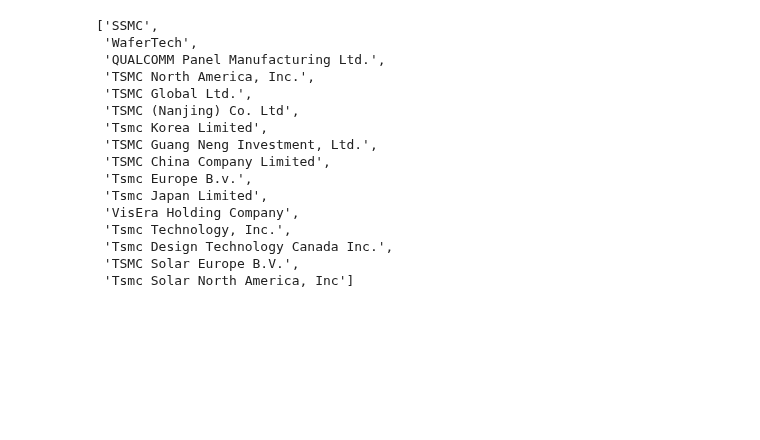
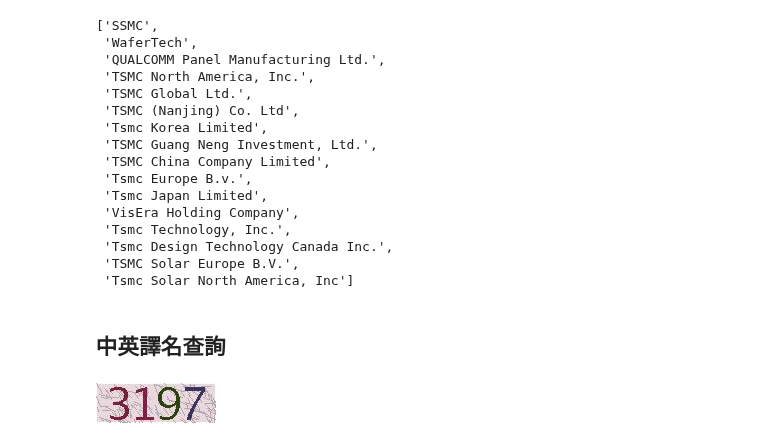
Before and after one commit to ywchiu/ctbc, a Jupyter notebook: Demo20181214.ipynb, the cells around one changed output. Drawn from its saved outputs; the diff is of its cells as text; code cells hidden in the pictures; blank space fills up the shorter version.

Commit message:
add captcha

```diff
--- a/Demo20181214.ipynb
+++ b/Demo20181214.ipynb
@@ -236,3 +236,5 @@ getSubCompany('台積電')
  'Tsmc Design Technology Canada Inc.',
  'TSMC Solar Europe B.V.',
  'Tsmc Solar North America, Inc']
+# %% [markdown]
+## 中英譯名查詢
@@ -238,0 +250,5 @@ getSubCompany('台積電')
+# %%
+from PIL import Image
+Image.open('captcha.jpg')
+# %% [output]
+[figure, added]
```
Also changed, not shown: parts of 13 cells of this notebook.
